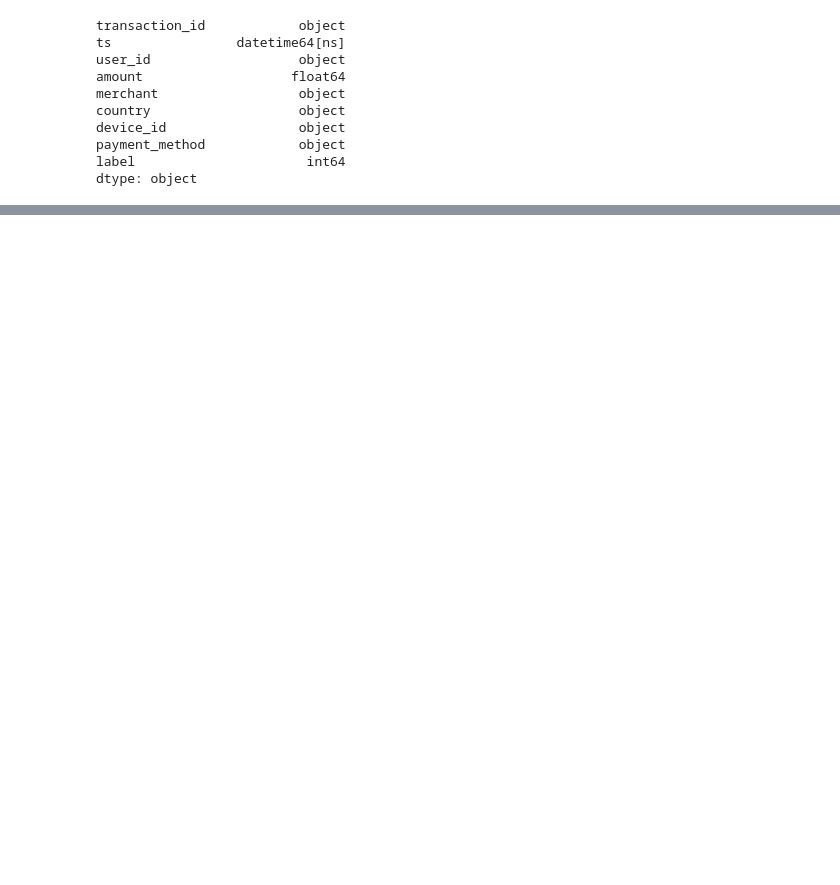
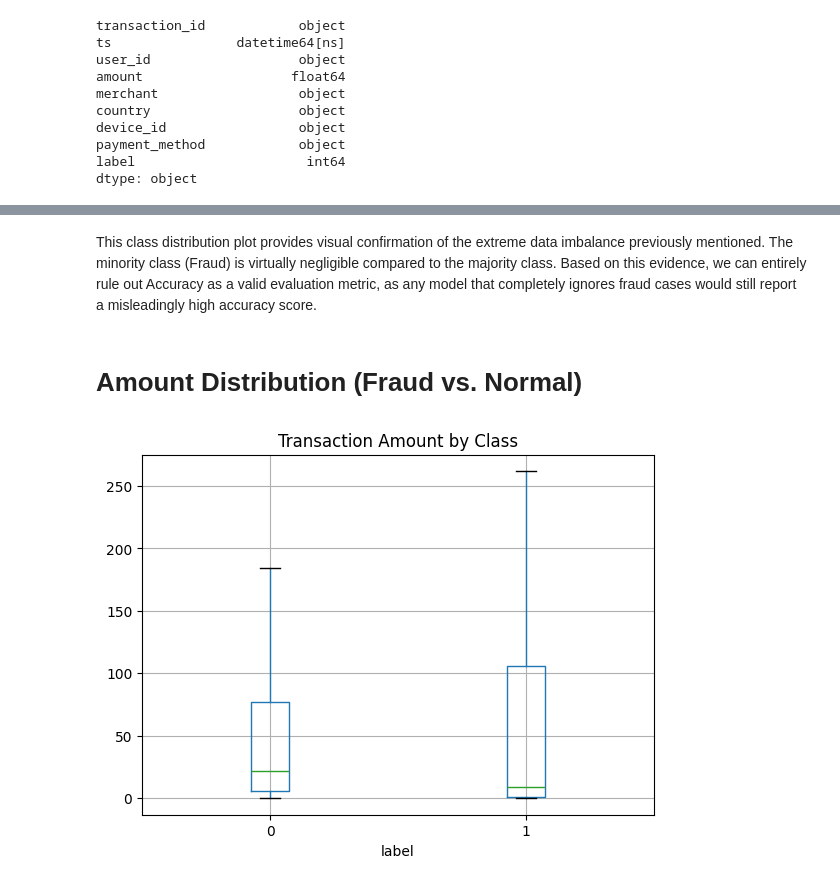
Before and after one commit to Josedg45/fraud-detection, a Jupyter notebook: notebooks/01_eda.ipynb, the cells around one changed output, grey strips where cells are left out. Drawn from its saved outputs; the diff is of its cells as text; code cells hidden in the pictures; blank space fills up the shorter version.

Commit message:
Add data ingestion, validation, EDA and feature engineering pipeline

```diff
--- a/notebooks/01_eda.ipynb
+++ b/notebooks/01_eda.ipynb
@@ -29,0 +71,11 @@ dtype: object
+# %% [markdown]
+This class distribution plot provides visual confirmation of the extreme data imbalance previously mentioned. The minority class (Fraud) is virtually negligible compared to the majority class. Based on this evidence, we can entirely rule out Accuracy as a valid evaluation metric, as any model that completely ignores fraud cases would still report a misleadingly high accuracy score.
+# %% [markdown]
+# Amount Distribution (Fraud vs. Normal)
+# %%
+df.boxplot(column = 'amount', by = 'label', showfliers = False)
+plt.title("Transaction Amount by Class")
+plt.suptitle("")
+plt.show()
+# %% [output]
+[figure, added]
```
Also changed, not shown: parts of 17 cells of this notebook, 5 other files.
